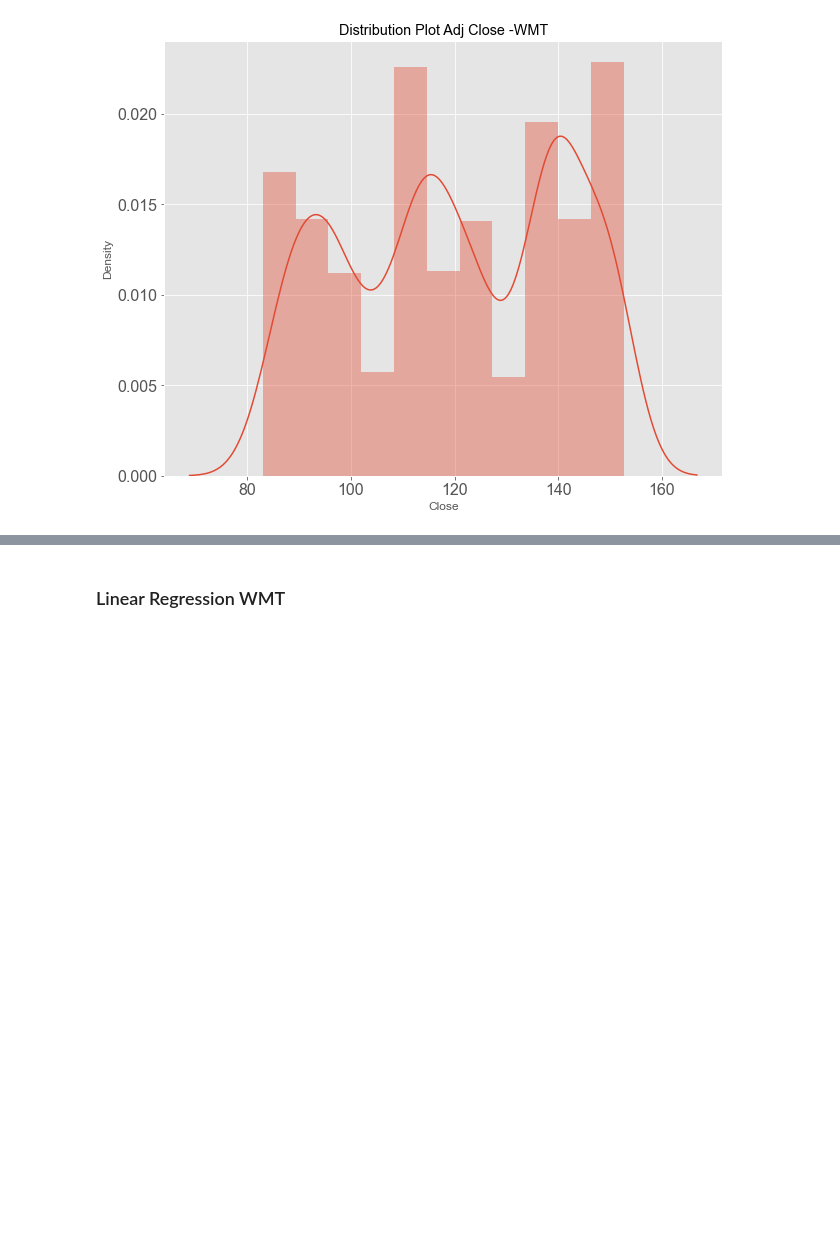
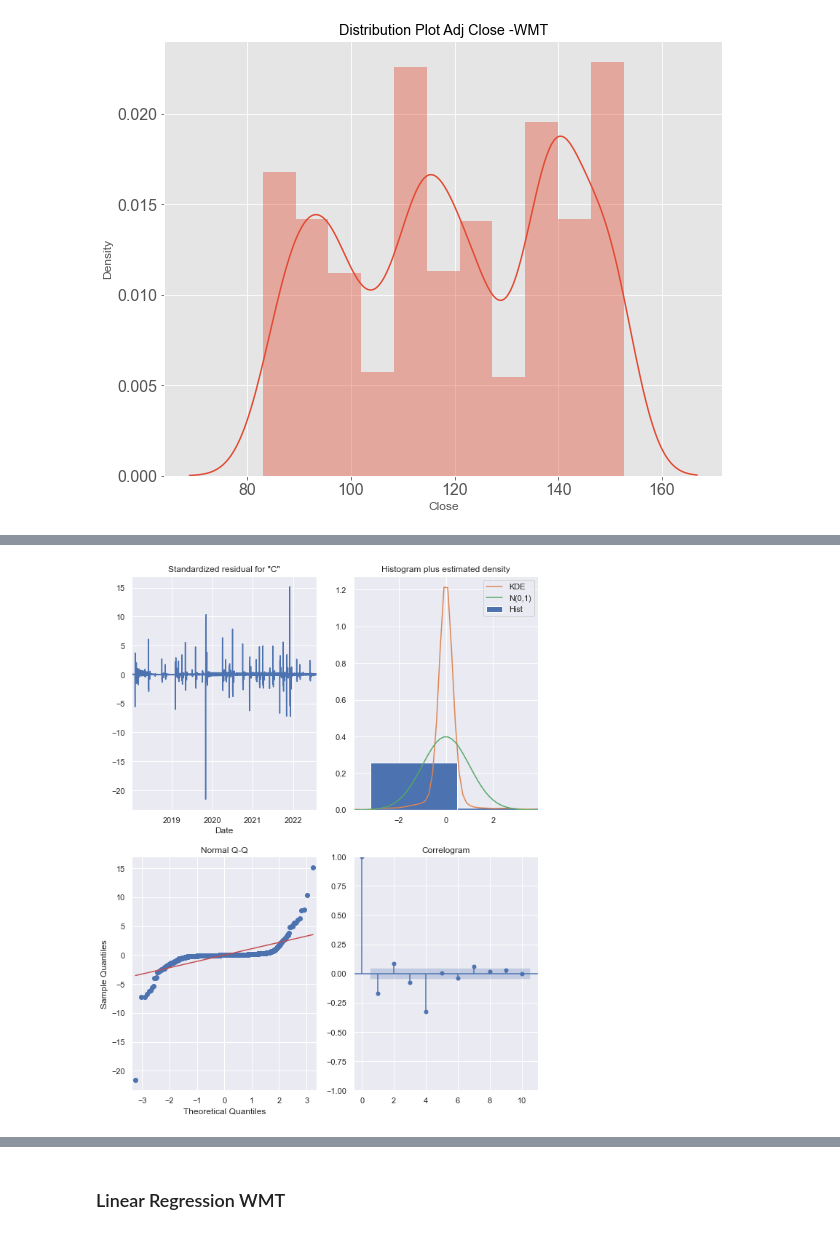
Before and after one commit to ashakeri92/Capstone, a Jupyter notebook: Analysis.ipynb, the cells around one changed output, grey strips where cells are left out. Saved outputs shown, nothing was run; the diff lists cells and outputs as text; code cells hidden in the pictures; blank space fills up the shorter version.

Commit message:
finished time series modeling

```diff
--- a/Analysis.ipynb
+++ b/Analysis.ipynb
@@ -898,0 +857,9 @@ plt.show()
+# %%
+# The term bfill means that we use the value before filling in missing values
+ko_new = ko_new.fillna(ko_new.bfill())
+# %%
+ko_new = ko_new.resample('D').mean()
+# %%
+ko_new = ko_new.fillna(ko_new.bfill())
+
+ko_new
@@ -898,0 +917,12 @@ plt.show()
+# %%
+# Plug the optimal parameter values into a new SARIMAX model
+ARIMA_MODEL_KO = sm.tsa.statespace.SARIMAX(ko_new,
+                                        order=(5, 5, 5),
+                                        seasonal_order=(1, 1, 1, 12),
+                                        enforce_stationarity=False,
+                                         enforce_invertibility=False)
+
+# Fit the model and print results
+output_ko = ARIMA_MODEL_KO.fit()
+
+print(output_ko.summary().tables[1])
@@ -898,0 +947,6 @@ plt.show()
+# %%
+# Call plot_diagnostics() on the results calculated above
+output_ko.plot_diagnostics(figsize=(10, 13))
+plt.show()
+# %% [output]
+[figure, added]
```
Also changed, not shown: parts of 51 cells of this notebook.
